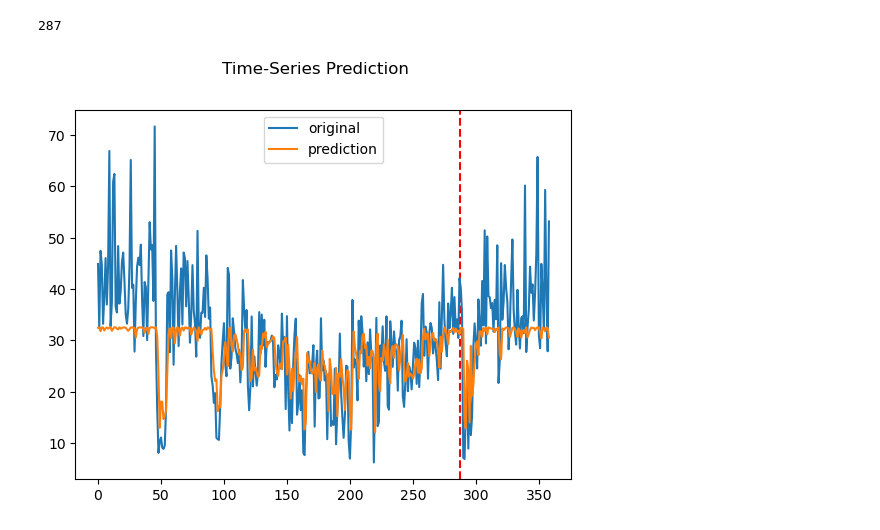
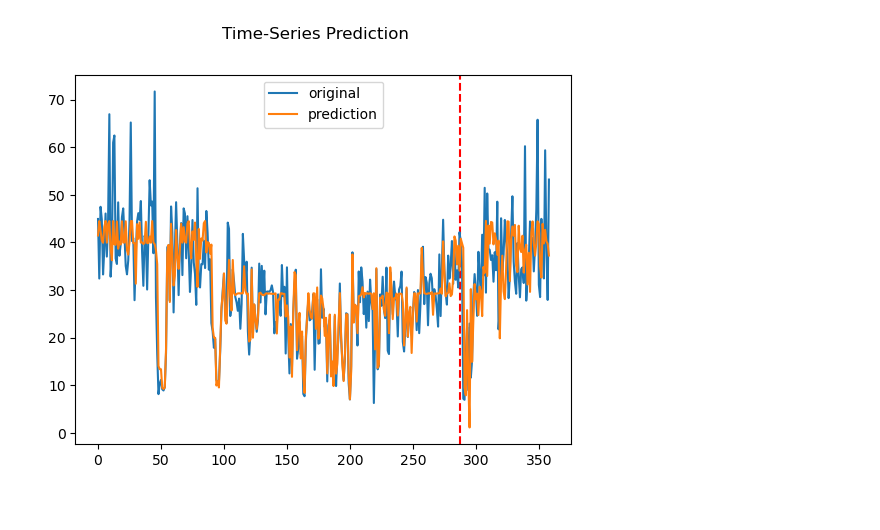
Before and after one commit to f-krause/uio-AIEI-project-2, a Jupyter notebook: notebooks/task1_lstm.ipynb, the cells around one changed output. Cells and saved outputs as stored; diff of their text form; code cells hidden in the pictures.

```diff
--- a/notebooks/task1_lstm.ipynb
+++ b/notebooks/task1_lstm.ipynb
@@ -46,17 +92,19 @@ class LSTM(nn.Module):
 # %%
-num_epochs = 2000
+num_epochs = 3000
 learning_rate = 0.01
 
 input_size = 1
-hidden_size = 2
+hidden_size = 32
 num_layers = 1
 
 num_classes = 1
 
-lstm = LSTM(num_classes, input_size, hidden_size, num_layers)
+#lstm = LSTM(num_classes, input_size, hidden_size, num_layers)
+rnn = RNN(num_classes, input_size, hidden_size, num_layers)
 
 criterion = torch.nn.MSELoss()    # mean-squared error for regression
-optimizer = torch.optim.Adam(lstm.parameters(), lr=learning_rate)
+#optimizer = torch.optim.Adam(lstm.parameters(), lr=learning_rate)
+optimizer = torch.optim.Adam(rnn.parameters(), lr=learning_rate)
 
 x = xtr[0]
 x = x[..., None]
@@ -65,7 +113,8 @@ y = y[...,None]
 
 # Train the model
 for epoch in range(num_epochs):
-    outputs = lstm(x)
+    #outputs = lstm(x)
+    outputs = rnn(x)
     optimizer.zero_grad()
 
     # obtain the loss function
@@ -100,20 +146,21 @@ Epoch: 1900, loss: 85.34017
 # %%
-lstm.eval()
+#lstm.eval()
+rnn.eval()
+
 xd= xdata[0][...,None]
-train_predict = lstm(xd)
+#train_predict = lstm(xd)
+train_predict = rnn(xd)
 
 data_predict = train_predict.data.numpy()
 dataY_plot = ydata[0].data.numpy()
 
 training_length = int(len(xd)*0.8)
-print(training_length)
 plt.axvline(x=training_length, c='r', linestyle='--')
 
 plt.plot(dataY_plot, label="original")
 plt.plot(data_predict, label="prediction")
 plt.suptitle('Time-Series Prediction')
 plt.legend()
 plt.show()
 # %% [output]
-287
-[figure, old version]
+[figure, new version]
```
Also changed, not shown: parts of 3 cells of this notebook, 2 other files.
